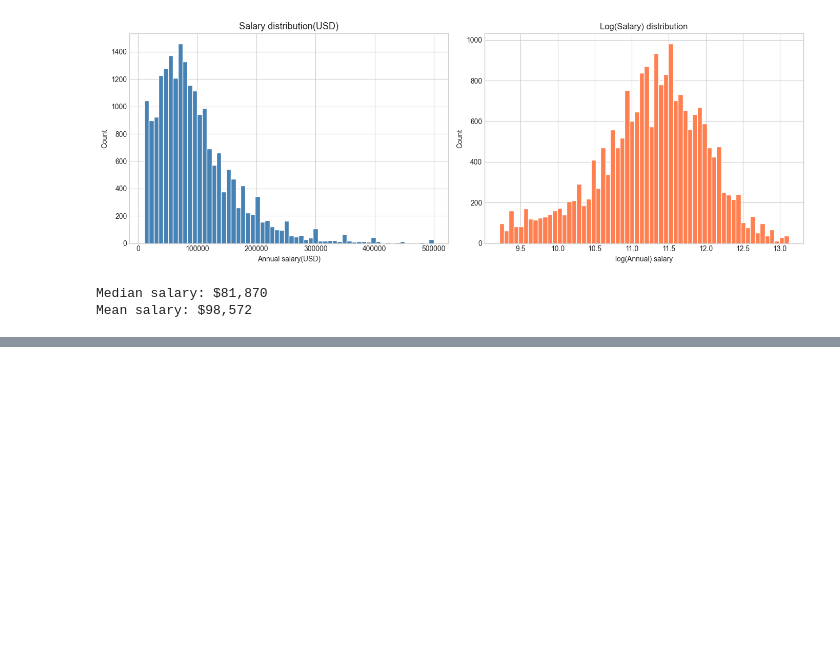
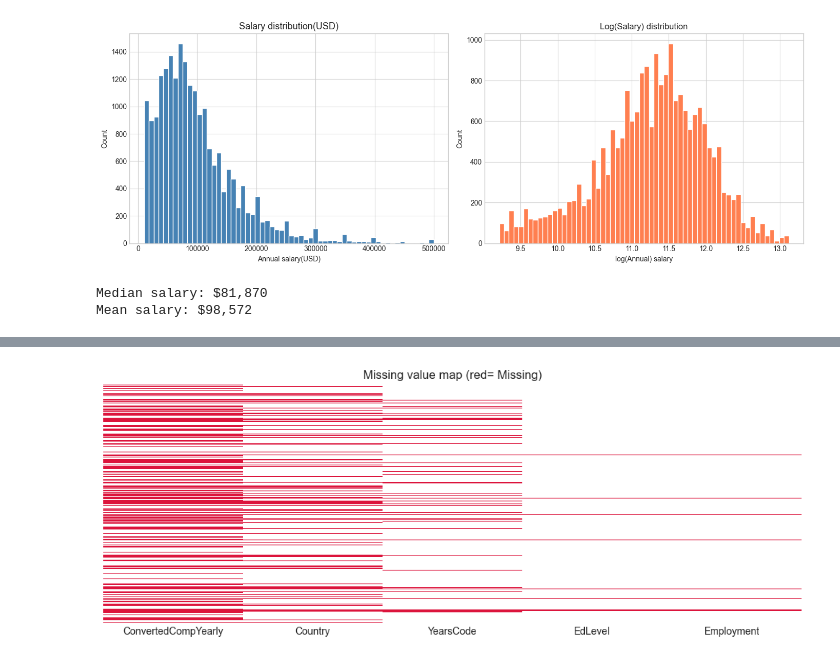
Before and after one commit to GathirwaNicholus/dev_salary_stackOverflow, a Jupyter notebook: notebooks/01_eda.ipynb, the cells around one changed output, grey strips where cells are left out. Cells and saved outputs as stored; diff of their text form; code cells hidden in the pictures; blank space fills up the shorter version.

```diff
--- a/notebooks/01_eda.ipynb
+++ b/notebooks/01_eda.ipynb
@@ -78,0 +145,15 @@ features = ['Country', 'YearsCodePro', 'Edlevel', 'Employment', 'LanguageHaveWor
+# %%
+selected_cols = [target_col, 'Country', 'YearsCode', 'EdLevel', 'Employment']
+available_cols = [c for c in selected_cols if c in df.columns]
+
+missing_df = df[available_cols].isna()
+
+plt.figure(figsize=(10, 4))
+sns.heatmap(missing_df.sample(min(1000, len(df)), random_state=42),
+            cbar=False, yticklabels=False, xticklabels=True,
+            cmap=['white', 'crimson'])
+plt.title('Missing value map (red= Missing)')
+plt.tight_layout()
+plt.show()
+# %% [output]
+[figure, added]
```
Also changed, not shown: parts of 8 cells of this notebook, 5 other files.
